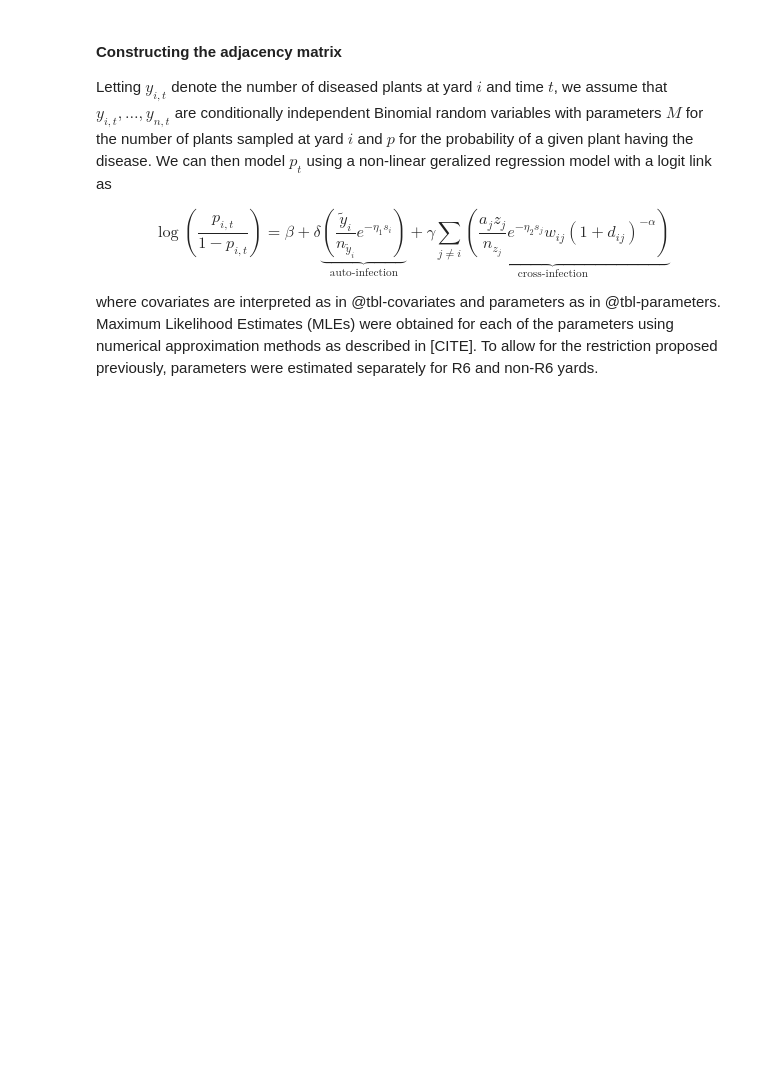
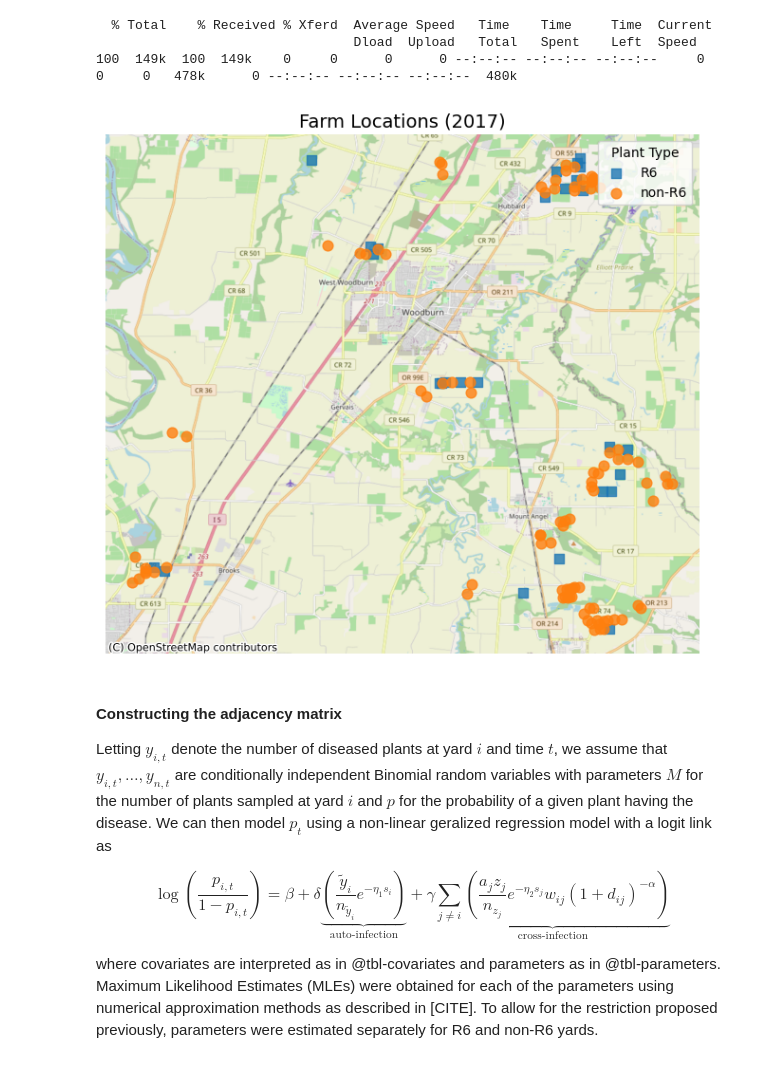
Before and after one commit to hawktre/CS_546_FinalProject, a Jupyter notebook: notebooks/4-network-analysis-finalproject.ipynb, the cells around one changed output. Saved outputs shown, nothing was run; the diff lists cells and outputs as text; code cells hidden in the pictures; blank space fills up the shorter version.

```diff
--- a/notebooks/4-network-analysis-finalproject.ipynb
+++ b/notebooks/4-network-analysis-finalproject.ipynb
@@ -35,48 +35,65 @@ At first detection of powdery mildew in a given yard each season, the infecting
 #| label: fig-farm-locations
 #| fig-cap: "Farm locations in 2017, colored by plant type."
 
+import scipy
+import cairo
+import igraph as ig
+import networkx as nx
+import numpy as np
 import pandas as pd
 import geopandas as gpd
 import matplotlib.pyplot as plt
 import contextily as ctx
 from shapely.geometry import Point
+from typing import Any
+
+pd.set_option('display.max_rows', 150)
+pd.set_option('display.max_columns', 150)
 
 #Read in the metadata
-meta = pd.read_csv('../data/processed/clean_summary.csv', index_col=0, header=0)
+!curl -L https://raw.githubusercontent.com/hawktre/CS_546_FinalProject/refs/heads/main/data/processed/clean_summary.csv -o clean_summary.csv
+meta = pd.read_csv('clean_summary.csv', index_col=0, header=0)
+
+! rm clean_summary.csv
 meta["date"] = pd.to_datetime(meta["date"])
 
 # Filter to 2017, one row per farm (drop duplicate locations)
-meta_2017 = meta[meta["year"] == 2017].drop_duplicates(subset="field_id")
+meta_2017 = meta[meta["year"] == 2017].drop_duplicates(subset="field_id").reset_index(drop=True)
 
 # Create GeoDataFrame
 gdf = gpd.GeoDataFrame(
     meta_2017,
     geometry=[Point(xy) for xy in zip(meta_2017["centroid_long"], meta_2017["centroid_lat"])],
     crs="EPSG:4326"
 ).to_crs(epsg=3857)  # reproject for contextily basemap
 
 # Marker shapes per plant type
 markers = {pt: m for pt, m in zip(gdf["plant_type"].unique(), ["o", "s", "^", "D", "v"])}
 
 fig, ax = plt.subplots(figsize=(8, 6))
 
 for plant_type, group in gdf.groupby("plant_type"):
     group.plot(
         ax=ax,
         marker=markers[plant_type],
         markersize=60,
         label=plant_type,
         alpha=0.8
     )
 
 ctx.add_basemap(ax, source=ctx.providers.OpenStreetMap.Mapnik)
 
 ax.set_title("Farm Locations (2017)", fontsize=14)
 ax.legend(title="Plant Type", loc="upper right")
 ax.set_axis_off()
 
 plt.tight_layout()
 plt.show()
+# %% [output]
+  % Total    % Received % Xferd  Average Speed   Time    Time     Time  Current
+                                 Dload  Upload   Total   Spent    Left  Speed
+100  149k  100  149k    0     0      0      0 --:--:-- --:--:-- --:--:--     0    0     0   478k      0 --:--:-- --:--:-- --:--:--  480k
+[figure, added]
 # %% [markdown]
 #### Constructing the adjacency matrix
 Letting $y_{i,t}$ denote the number of diseased plants at yard $i$ and time $t$, we assume that $y_{i, t}, \ldots, y_{n, t}$ are conditionally independent Binomial random variables with parameters $M$ for the number of plants sampled at yard $i$ and $p$ for the probability of a given plant having the disease. We can then model $p_t$ using a non-linear geralized regression model with a logit link as
```
Also changed, not shown: parts of 18 cells of this notebook.
